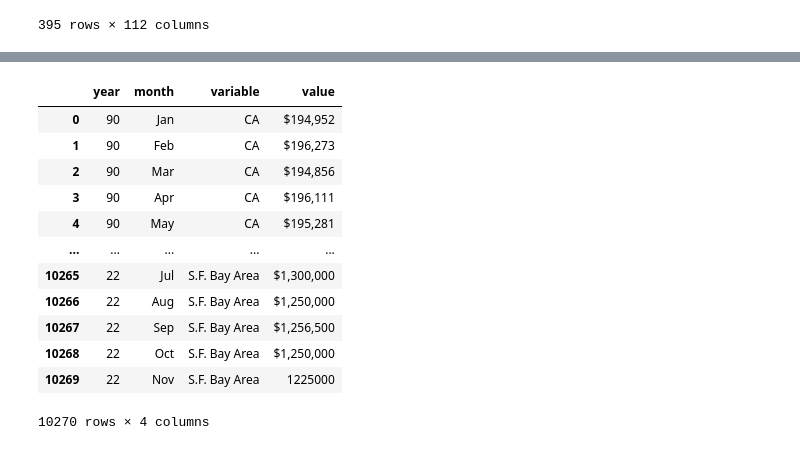
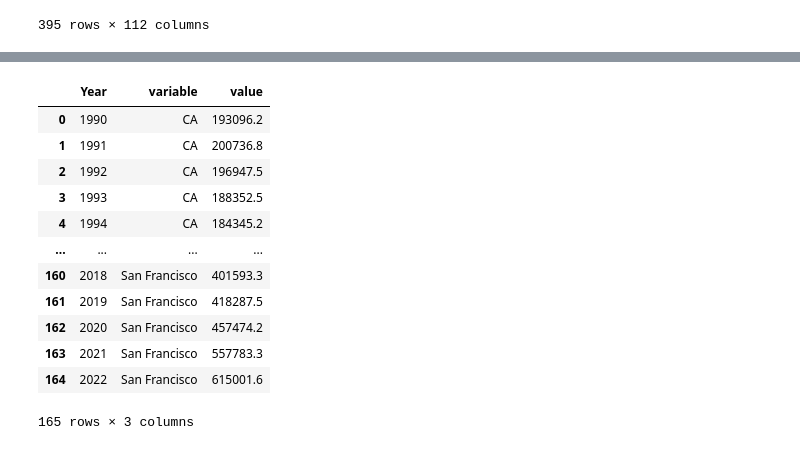
Before and after one commit to dpTuttle/final_project, a Jupyter notebook: Segment_2_Deliverables/DataLoad_Median_House_Price_Data_IH.ipynb, the cells around one changed output, grey strips where cells are left out. Drawn from its saved outputs; the diff is of its cells as text; code cells hidden in the pictures.

```diff
--- a/Segment_2_Deliverables/DataLoad_Median_House_Price_Data_IH.ipynb
+++ b/Segment_2_Deliverables/DataLoad_Median_House_Price_Data_IH.ipynb
@@ -174,0 +241,15 @@ column_list
+# %%
+# Remove the $ and comma sign from values
+clean_median_house_df['CA'] = clean_median_house_df['CA'].str.replace('$', '')
+clean_median_house_df['Los Angeles'] = clean_median_house_df['Los Angeles'].str.replace('$', '')
+clean_median_house_df['Riverside'] = clean_median_house_df['Riverside'].str.replace('$', '')
+clean_median_house_df['San Diego'] = clean_median_house_df['Riverside'].str.replace('$', '')
+clean_median_house_df['San Francisco'] = clean_median_house_df['Riverside'].str.replace('$', '')
+
+clean_median_house_df['CA'] = clean_median_house_df['CA'].str.replace(',', '')
+clean_median_house_df['Los Angeles'] = clean_median_house_df['Los Angeles'].str.replace(',', '')
+clean_median_house_df['Riverside'] = clean_median_house_df['Riverside'].str.replace(',', '')
+clean_median_house_df['San Diego'] = clean_median_house_df['Riverside'].str.replace(',', '')
+clean_median_house_df['San Francisco'] = clean_median_house_df['Riverside'].str.replace(',', '')
+
+clean_median_house_df
@@ -174,0 +270,10 @@ column_list
+# %%
+# Convert Median_House_Price column to integer type
+clean_median_house_df = clean_median_house_df.astype({'CA':'int'})
+clean_median_house_df = clean_median_house_df.astype({'Los Angeles':'int'})
+clean_median_house_df = clean_median_house_df.astype({'Riverside':'int'})
+clean_median_house_df = clean_median_house_df.astype({'Riverside':'int'})
+clean_median_house_df = clean_median_house_df.astype({'San Diego':'int'})
+clean_median_house_df = clean_median_house_df.astype({'San Francisco':'int'})
+clean_median_house_df = clean_median_house_df.astype({'Month':'string'})
+clean_median_house_df = clean_median_house_df.astype({'Year':'string'})
@@ -174,0 +292,4 @@ column_list
+# %%
+# Group by Year and average
+avg_clean_median_house_df = clean_median_house_df.groupby(['Year'])[median_house_column_adjusted_list].mean().round(1)
+avg_clean_median_house_df
@@ -174,0 +315,5 @@ column_list
+# %%
+# Convert Year from index to column
+clean_avg_clean_median_house_df = avg_clean_median_house_df.reset_index()
+clean_avg_clean_median_house_df = clean_avg_clean_median_house_df.rename(columns={'index':'Year'})
+clean_avg_clean_median_house_df.head()
@@ -175,18 +327,18 @@ column_list
 # %%
 # Transpose the data points into a vertical table
-clean7_median_house_df = clean6_median_house_df.melt(id_vars = ['year','month'], value_vars = column_list)
-clean7_median_house_df
+clean_avg_clean_median_house_df = clean_avg_clean_median_house_df.melt(id_vars = ['Year'], value_vars = median_house_column_adjusted_list)
+clean_avg_clean_median_house_df
 # %% [output]
-|  | year | month | variable | value |
-| 0 | 90 | Jan | CA | $194,952 |
-| 1 | 90 | Feb | CA | $196,273 |
-| 2 | 90 | Mar | CA | $194,856 |
-| 3 | 90 | Apr | CA | $196,111 |
-| 4 | 90 | May | CA | $195,281 |
-| ... | ... | ... | ... | ... |
-| 10265 | 22 | Jul | S.F. Bay Area | $1,300,000 |
-| 10266 | 22 | Aug | S.F. Bay Area | $1,250,000 |
-| 10267 | 22 | Sep | S.F. Bay Area | $1,256,500 |
-| 10268 | 22 | Oct | S.F. Bay Area | $1,250,000 |
-| 10269 | 22 | Nov | S.F. Bay Area | 1225000 |
+|  | Year | variable | value |
+| 0 | 1990 | CA | 193096.2 |
+| 1 | 1991 | CA | 200736.8 |
+| 2 | 1992 | CA | 196947.5 |
+| 3 | 1993 | CA | 188352.5 |
+| 4 | 1994 | CA | 184345.2 |
+| ... | ... | ... | ... |
+| 160 | 2018 | San Francisco | 401593.3 |
+| 161 | 2019 | San Francisco | 418287.5 |
+| 162 | 2020 | San Francisco | 457474.2 |
+| 163 | 2021 | San Francisco | 557783.3 |
+| 164 | 2022 | San Francisco | 615001.6 |
-10270 rows × 4 columns
+165 rows × 3 columns
```
Also changed, not shown: parts of 39 cells of this notebook.
